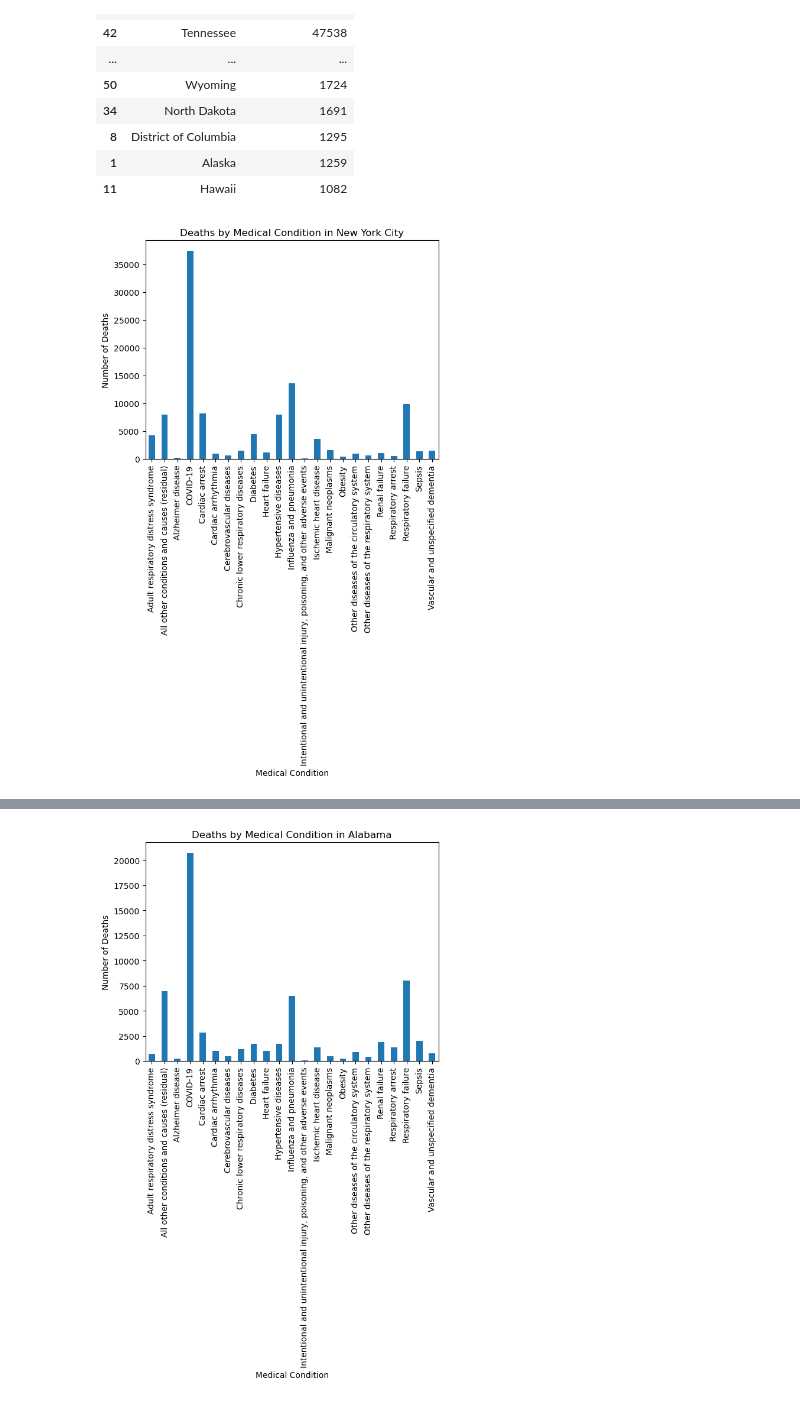
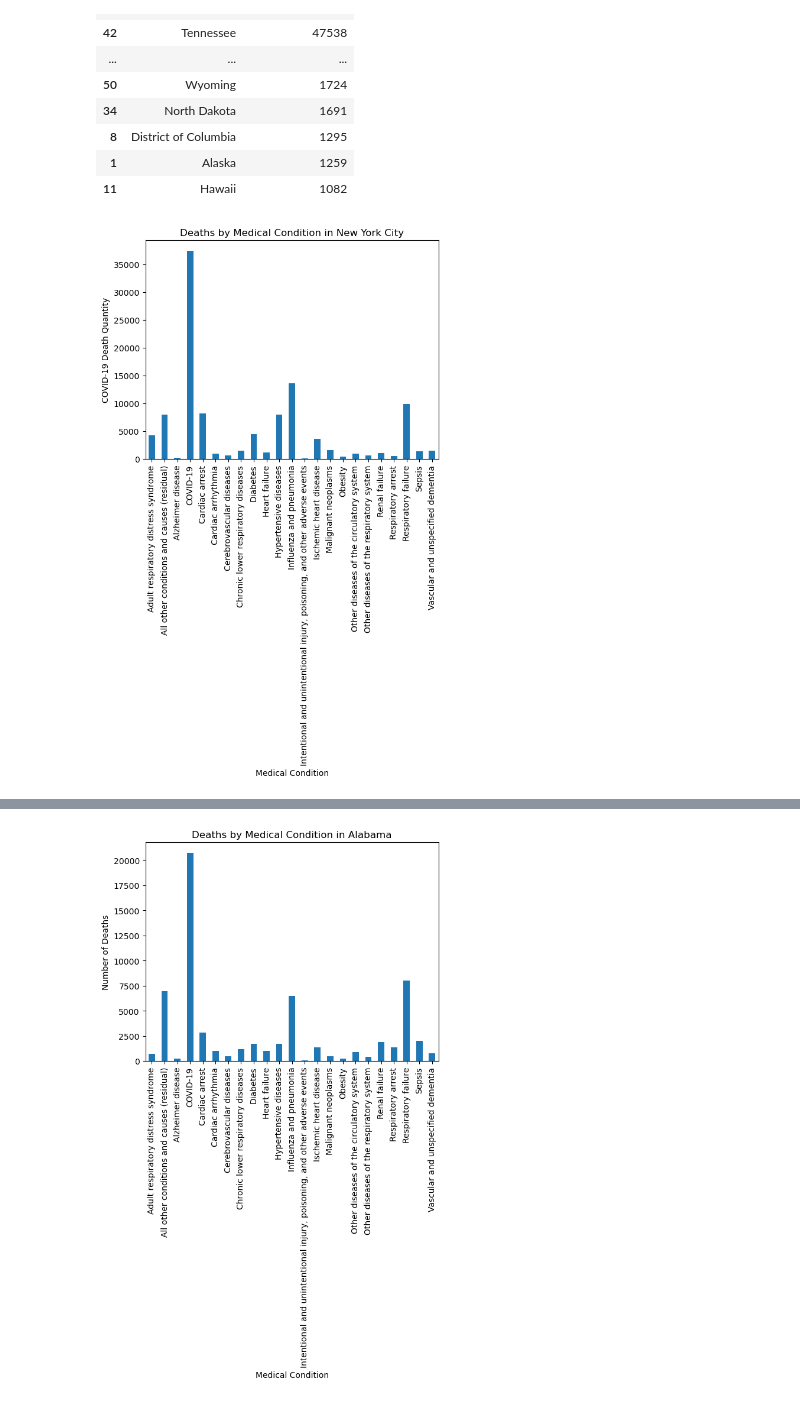
Before and after one commit to willbang548/Group_1, a Jupyter notebook: rbruceq1.ipynb, the cells around one changed output, grey strips where cells are left out. Saved outputs shown, nothing was run; the diff lists cells and outputs as text; code cells hidden in the pictures.

```diff
--- a/rbruceq1.ipynb
+++ b/rbruceq1.ipynb
@@ -115,17 +117,17 @@ df_grouped_2.head(50)
 # %%
 #Breakdown of deaths by condition group for New York City
 
 state_name = 'New York City'
 clean_df_filtered = clean_df[clean_df['State'] == state_name]
 grouped_data = clean_df_filtered.groupby('Condition')['COVID-19 Deaths'].sum()
 grouped_data.plot(kind='bar', rot=0)
 grouped_data.plot(kind='bar')
 plt.xlabel('Medical Condition')
-plt.ylabel('Number of Deaths')
+plt.ylabel('COVID-19 Death Quantity')
 plt.title('Deaths by Medical Condition in ' + state_name)
 plt.show()
 # %% [output]
-[figure, old version]
+[figure, new version]
 # %%
 #Breakdown of deaths by condition group for Colorado
 state_name_2 = 'Colorado'
```
Also changed, not shown: parts of 7 cells of this notebook, 2 other files.
